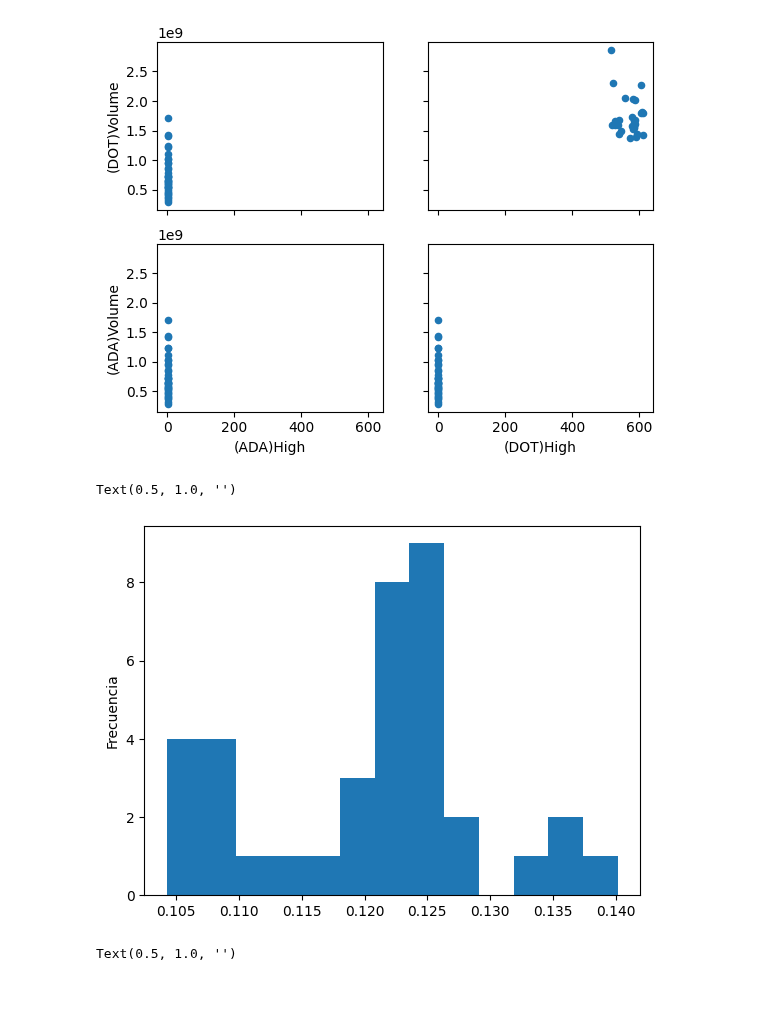
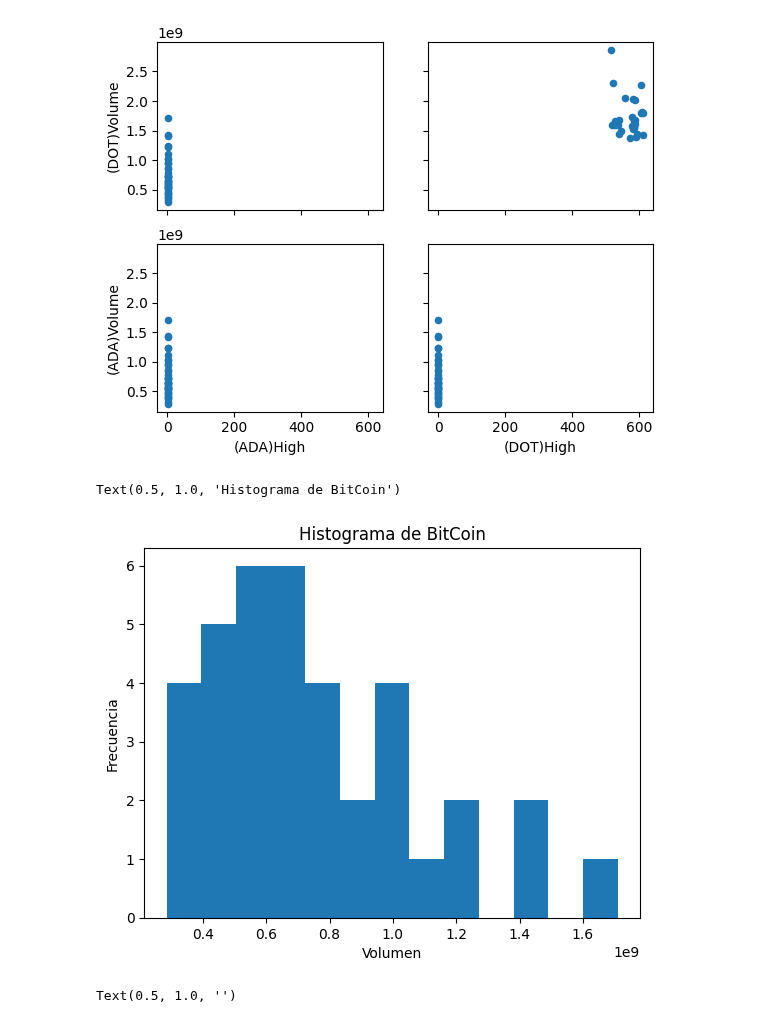
Before and after one commit to CODING-racer/criptobot, a Jupyter notebook: Analisis_II_colab.ipynb, the cells around one changed output. Drawn from its saved outputs; the diff is of its cells as text; code cells hidden in the pictures; blank space fills up the shorter version.

```diff
--- a/Analisis_II_colab.ipynb
+++ b/Analisis_II_colab.ipynb
@@ -90,13 +90,13 @@ df_Criptos.plot(kind="scatter", x="(DOT)High", y="(DOT)Volume", ax=axs[1][1])
 [figure]
 # %%
 k = int(np.ceil(1+np.log2(3333)))
-plt.hist(df_Criptos["(BTC)Open"], bins = k) #bins = [0,30,60,...,200]
-plt.xlabel("")
+plt.hist(df_Criptos["(BTC)Volume"], bins = k) #bins = [0,30,60,...,200]
+plt.xlabel("Volumen")
 plt.ylabel("Frecuencia")
-plt.title("")
+plt.title("Histograma de BitCoin")
 # %% [output]
-Text(0.5, 1.0, '')
+Text(0.5, 1.0, 'Histograma de BitCoin')
-[figure, old version]
+[figure, new version]
 # %%
 plt.boxplot(df_Criptos["(BTC)Open"])
 plt.ylabel("")
```
